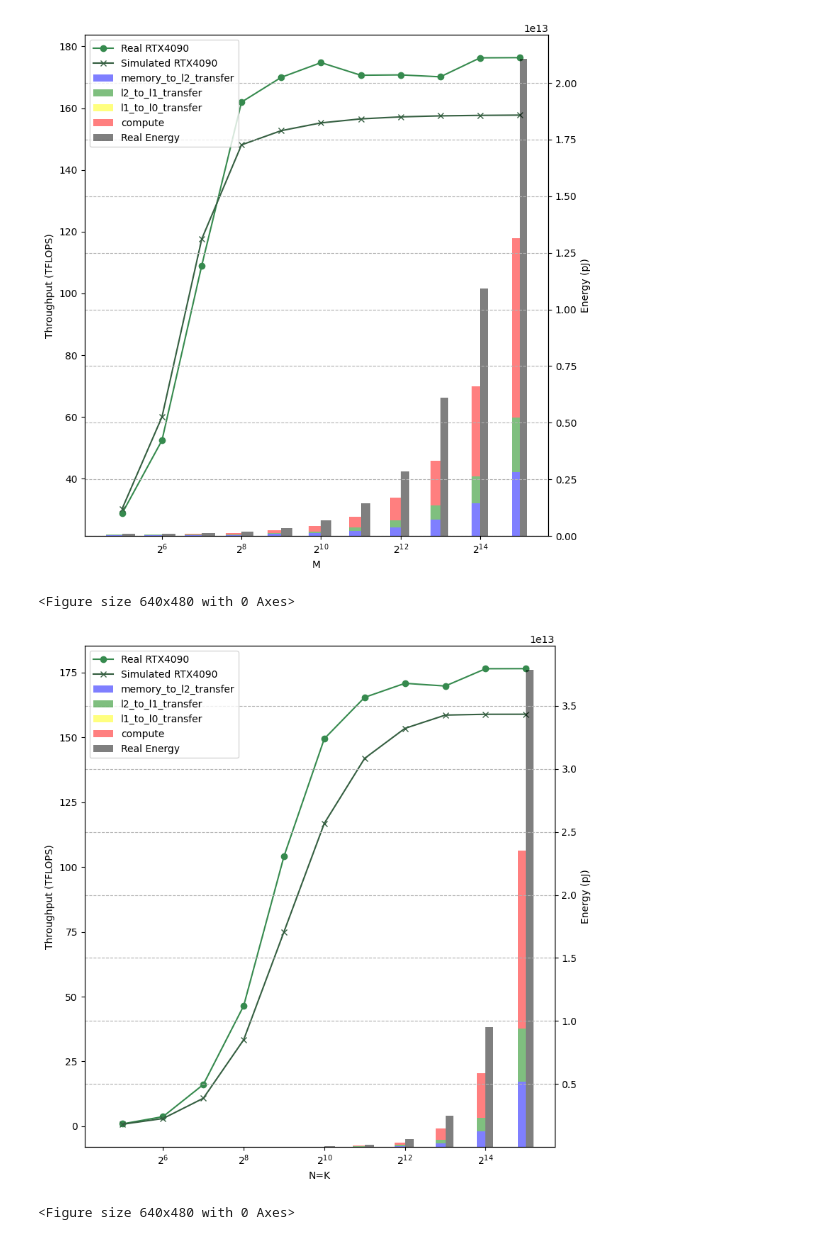
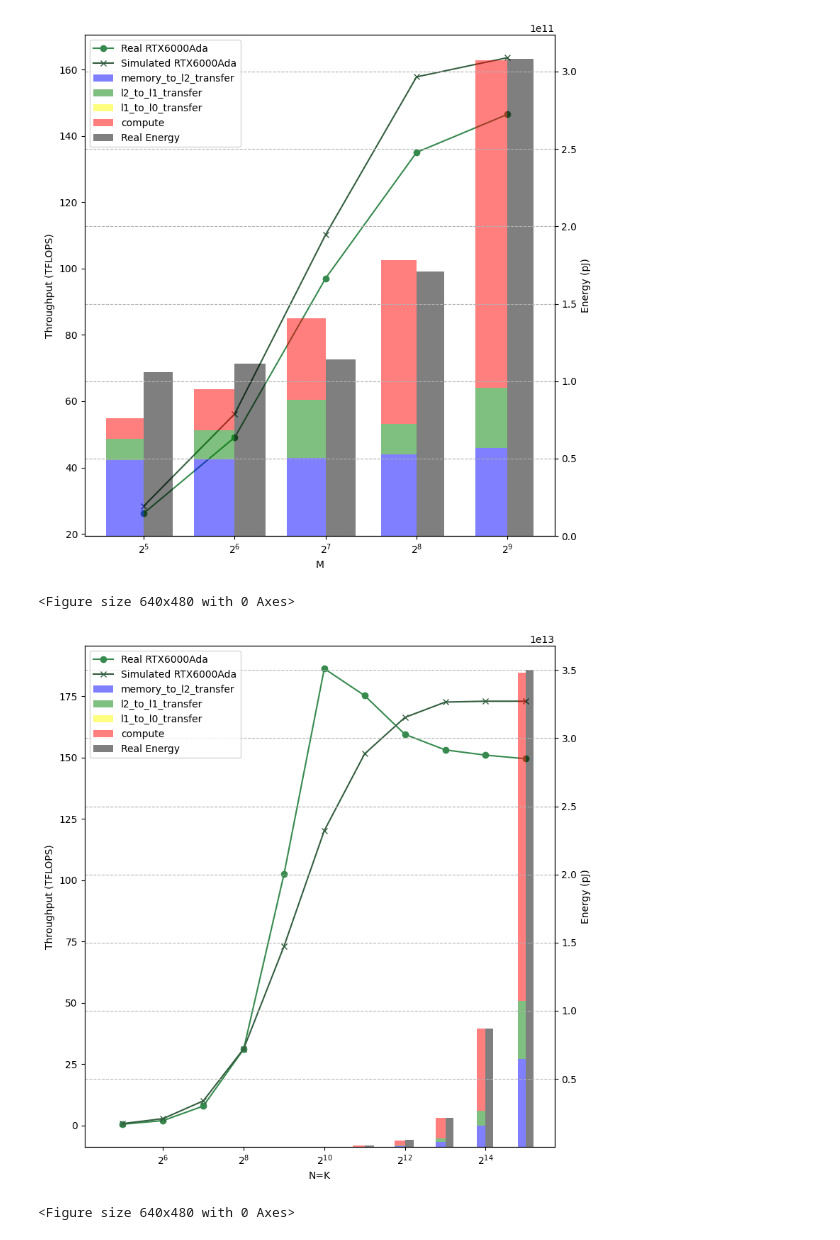
Before and after one commit to zihanpan8378/LLMCompass, a Jupyter notebook: ae/energy_experiments/plot_matmul.ipynb, the cells around one changed output. Cells and saved outputs as stored; diff of their text form; code cells hidden in the pictures.

Commit message:
Update plots

```diff
--- a/ae/energy_experiments/plot_matmul.ipynb
+++ b/ae/energy_experiments/plot_matmul.ipynb
@@ -4,7 +4,8 @@ import matplotlib.pyplot as plt
 import seaborn as sns
 import numpy as np
 
-hardware_name = "RTX4090"
+hardware_name = "RTX6000Ada"
+double_count_memory = False
 
 matmul_gpu_run = pd.read_csv(
     f"results/matmul_{hardware_name}_gpu_tmp.csv", header=None, names=["M", "N", "K", "latency", "throughput", "power", "energy", "frequency", ""]
@@ -23,6 +24,27 @@ matmul_gpu_sim["throughput"] = (
 matmul_gpu_sim.set_index(["M", "N", "K"], inplace=True)
 
 color_NV = sns.color_palette("Greens_d", 4)[1:]
+# %%
+compute_energy_factor = 1
+if hardware_name == "RTX6000Ada":
+    #compute_energy_factor = 1.865901109520493/0.8
+    compute_energy_factor = 1.3686619758322982/0.8
+elif hardware_name == "RTX4090":
+    #compute_energy_factor = 2.678223581517877/0.8
+    compute_energy_factor = 2.266325809091007/0.8
+elif hardware_name == "L4":
+    #compute_energy_factor = 1.6545940773642525/0.8
+    compute_energy_factor = 1.2642540352105016/0.8
+
+
+# compute_energy_factor = 1
+
+# if hardware_name == "RTX6000Ada":
+#     compute_energy_factor = 1.470307229993248/0.8 if double_count_memory else 0.9730680963050534/0.8
+# elif hardware_name == "RTX4090":
+#     compute_energy_factor = 2.203423708005748/0.8 if double_count_memory else 1.7915259355788777/0.8
+# elif hardware_name == "L4":
+#     compute_energy_factor = 1.365728068870071/0.8 if double_count_memory else 0.9753880267163201/0.8
 # %%
 K = 12288
 N = K
@@ -33,16 +55,16 @@ throughput_GPU_run_list = []
 energy_GPU_run_list = []
 throughput_GPU_sim_list = []
 energy_GPU_sim_list = [[] for _ in range(4)]
-for M in range(5, 16):
+for M in range(5, 10):
     M = 2**M
     M_list.append(M)
     throughput_GPU_run_list.append(matmul_gpu_run.loc[(M, N, K), "throughput"])
     energy_GPU_run_list.append(matmul_gpu_run.loc[(M, N, K), "energy"])
     throughput_GPU_sim_list.append(matmul_gpu_sim.loc[(M, N, K), "throughput"])
-    energy_GPU_sim_list[0].append(matmul_gpu_sim.loc[(M, N, K), "memory_to_l2_transfer"])
-    energy_GPU_sim_list[1].append(matmul_gpu_sim.loc[(M, N, K), "l2_to_l1_transfer"])
-    energy_GPU_sim_list[2].append(matmul_gpu_sim.loc[(M, N, K), "l1_to_l0_transfer"])
-    energy_GPU_sim_list[3].append(matmul_gpu_sim.loc[(M, N, K), "compute"])
+    energy_GPU_sim_list[0].append(matmul_gpu_sim.loc[(M, N, K), "memory_to_l2_transfer"] / (2 if double_count_memory else 1))
+    energy_GPU_sim_list[1].append(matmul_gpu_sim.loc[(M, N, K), "l2_to_l1_transfer"] / (2 if double_count_memory else 1))
+    energy_GPU_sim_list[2].append(matmul_gpu_sim.loc[(M, N, K), "l1_to_l0_transfer"] / (2 if double_count_memory else 1))
+    energy_GPU_sim_list[3].append(matmul_gpu_sim.loc[(M, N, K), "compute"] * compute_energy_factor)
 
 fig, ax1 = plt.subplots(figsize=(8, 8))
 
@@ -50,34 +72,34 @@ ax1.set_xscale("log", base=2)
 ax1.set_xlabel("M")
 ax1.plot(M_list, throughput_GPU_run_list, marker="o", label=f"Real {hardware_name}", color=color_NV[1])
 ax1.plot(M_list, throughput_GPU_sim_list, marker="x", label=f"Simulated {hardware_name}", color=color_NV[2])
 ax1.set_ylabel('Throughput (TFLOPS)')
 
 ax2 = ax1.twinx()
 #ax2.set_yscale("log")
 M_list = np.array(M_list)
 bar_widths = ((M_list - 2**4) * 2) / np.log2(M_list - 2**4)
 ax2.bar(M_list - (bar_widths / 2), energy_GPU_sim_list[0], width=bar_widths, label='memory_to_l2_transfer', color='blue', alpha=0.5)
 bottom = energy_GPU_sim_list[0]
 ax2.bar(M_list - (bar_widths / 2), energy_GPU_sim_list[1], width=bar_widths, bottom=bottom, label='l2_to_l1_transfer', color='green', alpha=0.5)
 bottom = [i + j for i, j in zip(bottom, energy_GPU_sim_list[1])]
 ax2.bar(M_list - (bar_widths / 2), energy_GPU_sim_list[2], width=bar_widths, bottom=bottom, label='l1_to_l0_transfer', color='yellow', alpha=0.5)
 bottom = [i + j for i, j in zip(bottom, energy_GPU_sim_list[2])]
 ax2.bar(M_list - (bar_widths / 2), energy_GPU_sim_list[3], width=bar_widths, bottom=bottom, label='compute', color='red', alpha=0.5)
 ax2.set_ylabel('Energy (pJ)')
 
 ax2.bar(M_list + (bar_widths / 2), energy_GPU_run_list, width = bar_widths, label='Real Energy', color='black', alpha=0.5)
 
 ax2.plot([], [], marker="o", label=f"Real {hardware_name}", color=color_NV[1])
 ax2.plot([], [], marker="x", label=f"Simulated {hardware_name}", color=color_NV[2])
 
 ax2.legend(loc='upper left')
 
 plt.grid(True, which="both", ls="--", c="0.7")  # Adding a grid for better readability
 plt.tight_layout()
 plt.show()
 plt.savefig("figure5b.pdf", bbox_inches="tight", pad_inches=0.01, dpi=300)
 # %% [output]
-[figure, old version]
+[figure, new version]
 <Figure size 640x480 with 0 Axes>
 # %%
 
@@ -96,10 +118,10 @@ for K in range(5, 16):
     throughput_GPU_run_list.append(matmul_gpu_run.loc[(M, N, K), "throughput"])
     energy_GPU_run_list.append(matmul_gpu_run.loc[(M, N, K), "energy"])
     throughput_GPU_sim_list.append(matmul_gpu_sim.loc[(M, N, K), "throughput"])
-    energy_GPU_sim_list[0].append(matmul_gpu_sim.loc[(M, N, K), "memory_to_l2_transfer"])
-    energy_GPU_sim_list[1].append(matmul_gpu_sim.loc[(M, N, K), "l2_to_l1_transfer"])
-    energy_GPU_sim_list[2].append(matmul_gpu_sim.loc[(M, N, K), "l1_to_l0_transfer"])
-    energy_GPU_sim_list[3].append(matmul_gpu_sim.loc[(M, N, K), "compute"])
+    energy_GPU_sim_list[0].append(matmul_gpu_sim.loc[(M, N, K), "memory_to_l2_transfer"] / (2 if double_count_memory else 1))
+    energy_GPU_sim_list[1].append(matmul_gpu_sim.loc[(M, N, K), "l2_to_l1_transfer"] / (2 if double_count_memory else 1))
+    energy_GPU_sim_list[2].append(matmul_gpu_sim.loc[(M, N, K), "l1_to_l0_transfer"] / (2 if double_count_memory else 1))
+    energy_GPU_sim_list[3].append(matmul_gpu_sim.loc[(M, N, K), "compute"] * compute_energy_factor)
 
 fig, ax1 = plt.subplots(figsize=(8, 8))
 
@@ -135,5 +157,5 @@ plt.tight_layout()
 plt.show()
 plt.savefig("figure5a.pdf", bbox_inches="tight", pad_inches=0.01, dpi=300)
 # %% [output]
-[figure, old version]
+[figure, new version]
 <Figure size 640x480 with 0 Axes>
```
Also changed, not shown: 3 other files.
